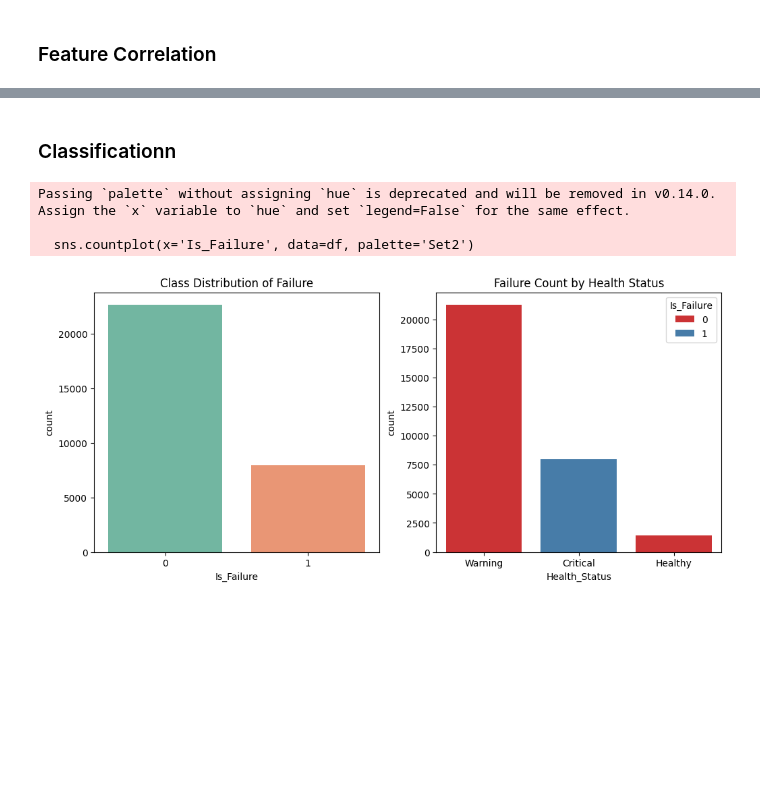
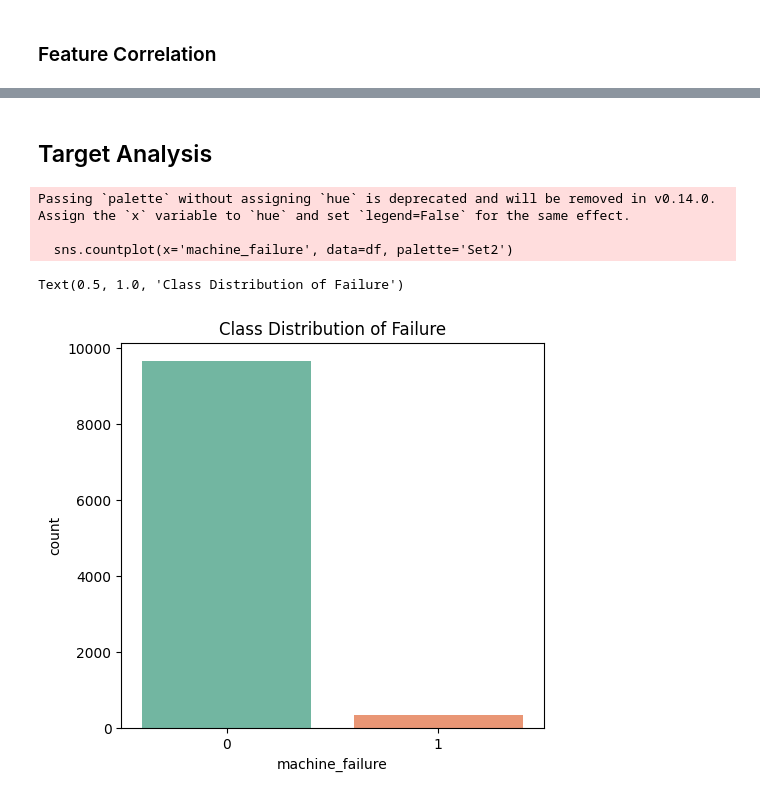
Before and after one commit to bytefairy0/MachineGuard-mlops-pipeline, a Jupyter notebook: notebooks/eda.ipynb, the cells around one changed output, grey strips where cells are left out. Cells and saved outputs as stored; diff of their text form; code cells hidden in the pictures; blank space fills up the shorter version.

Commit message:
Eda on data done. Clustering + PCA done and clustered data is saved Hehe :>

```diff
--- a/notebooks/eda.ipynb
+++ b/notebooks/eda.ipynb
@@ -6,2 +9,2 @@ import numpy as np
 # %%
-df = pd.read_csv('../data/cleaned_data/predictive_maintenance_data.csv')
+df = pd.read_csv('../data/raw_data/predictive_maintenance_data.csv')
@@ -74,0 +80,9 @@ plt.show()
+# %%
+# remove brackets and units from column names
+df.columns = df.columns.str.replace(r'\[.*\]', '', regex=True).str.strip()
+
+# Rename columns using string
+df.columns = df.columns.str.strip().str.replace(' ', '_').str.replace('[^A-Za-z0-9_]+', '')
+
+# all in lowercase
+df.columns = df.columns.str.lower()
@@ -87,2 +108,2 @@ plt.show()
 # %% [markdown]
-### Classificationn
+## Target Analysis
@@ -89,16 +116,12 @@ plt.show()
 # %%
 # Check for class imbalance
 plt.figure(figsize=(12, 5))
 plt.subplot(1, 2, 1)
-sns.countplot(x='Is_Failure', data=df, palette='Set2')
+sns.countplot(x='machine_failure', data=df, palette='Set2')
 plt.title('Class Distribution of Failure')
-
-plt.subplot(1, 2, 2)
-sns.countplot(x='Health_Status', hue='Is_Failure', data=df, palette='Set1')
-plt.title('Failure Count by Health Status')
-plt.show()
 # %% [output]
 Passing `palette` without assigning `hue` is deprecated and will be removed in v0.14.0. Assign the `x` variable to `hue` and set `legend=False` for the same effect.
 
-  sns.countplot(x='Is_Failure', data=df, palette='Set2')
+  sns.countplot(x='machine_failure', data=df, palette='Set2')
+Text(0.5, 1.0, 'Class Distribution of Failure')
-[figure, old version]
+[figure, new version]
```
Also changed, not shown: parts of 35 cells of this notebook, 17 other files.
